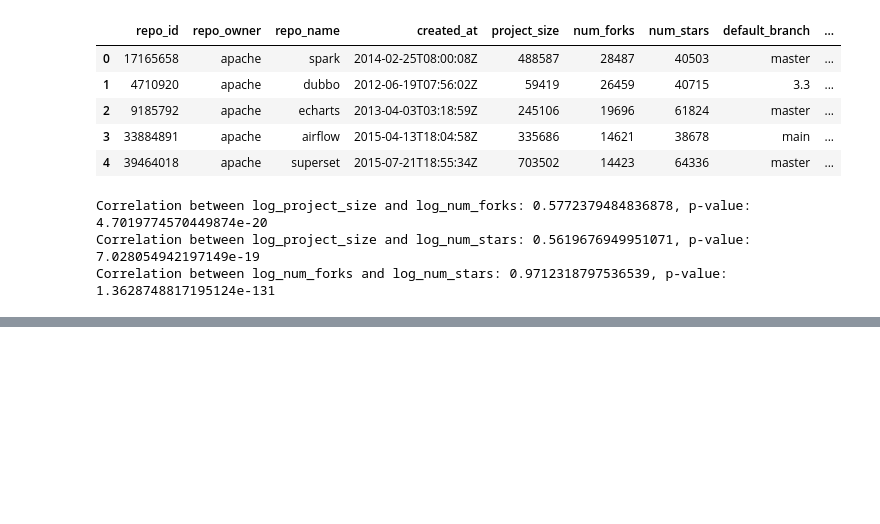
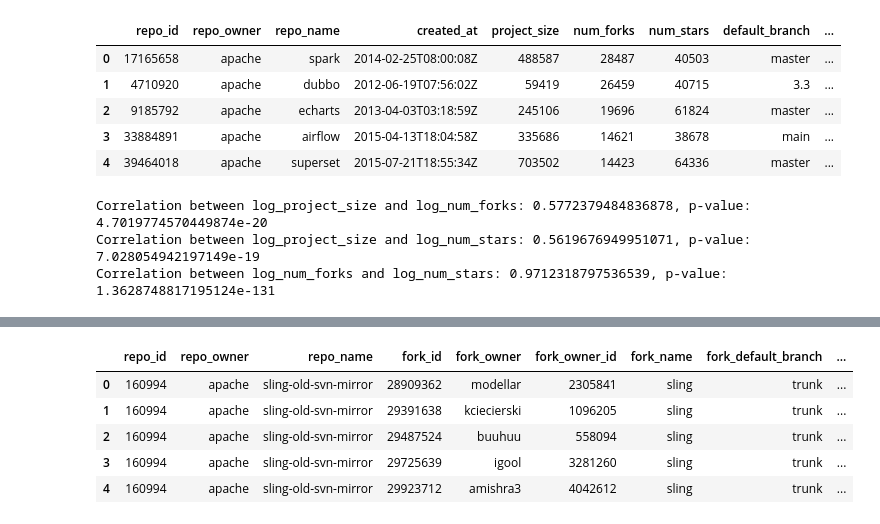
Before and after one commit to helenxie-bit/fork-and-sustainability, a Jupyter notebook: Fork_CDA.ipynb, the cells around one changed output, grey strips where cells are left out. Saved outputs shown, nothing was run; the diff lists cells and outputs as text; code cells hidden in the pictures; blank space fills up the shorter version.

```diff
--- a/Fork_CDA.ipynb
+++ b/Fork_CDA.ipynb
@@ -106,0 +114,9 @@ Correlation between log_num_forks and log_num_stars: 0.9712318797536539, p-value
+# %%
+df_fork.head()
+# %% [output]
+|  | repo_id | repo_owner | repo_name | fork_id | fork_owner | fork_owner_id | fork_name | fork_default_branch | ... |
+| 0 | 160994 | apache | sling-old-svn-mirror | 28909362 | modellar | 2305841 | sling | trunk | ... |
+| 1 | 160994 | apache | sling-old-svn-mirror | 29391638 | kciecierski | 1096205 | sling | trunk | ... |
+| 2 | 160994 | apache | sling-old-svn-mirror | 29487524 | buuhuu | 558094 | sling | trunk | ... |
+| 3 | 160994 | apache | sling-old-svn-mirror | 29725639 | igool | 3281260 | sling | trunk | ... |
+| 4 | 160994 | apache | sling-old-svn-mirror | 29923712 | amishra3 | 4042612 | sling | trunk | ... |
```
Also changed, not shown: parts of 3 cells of this notebook.
